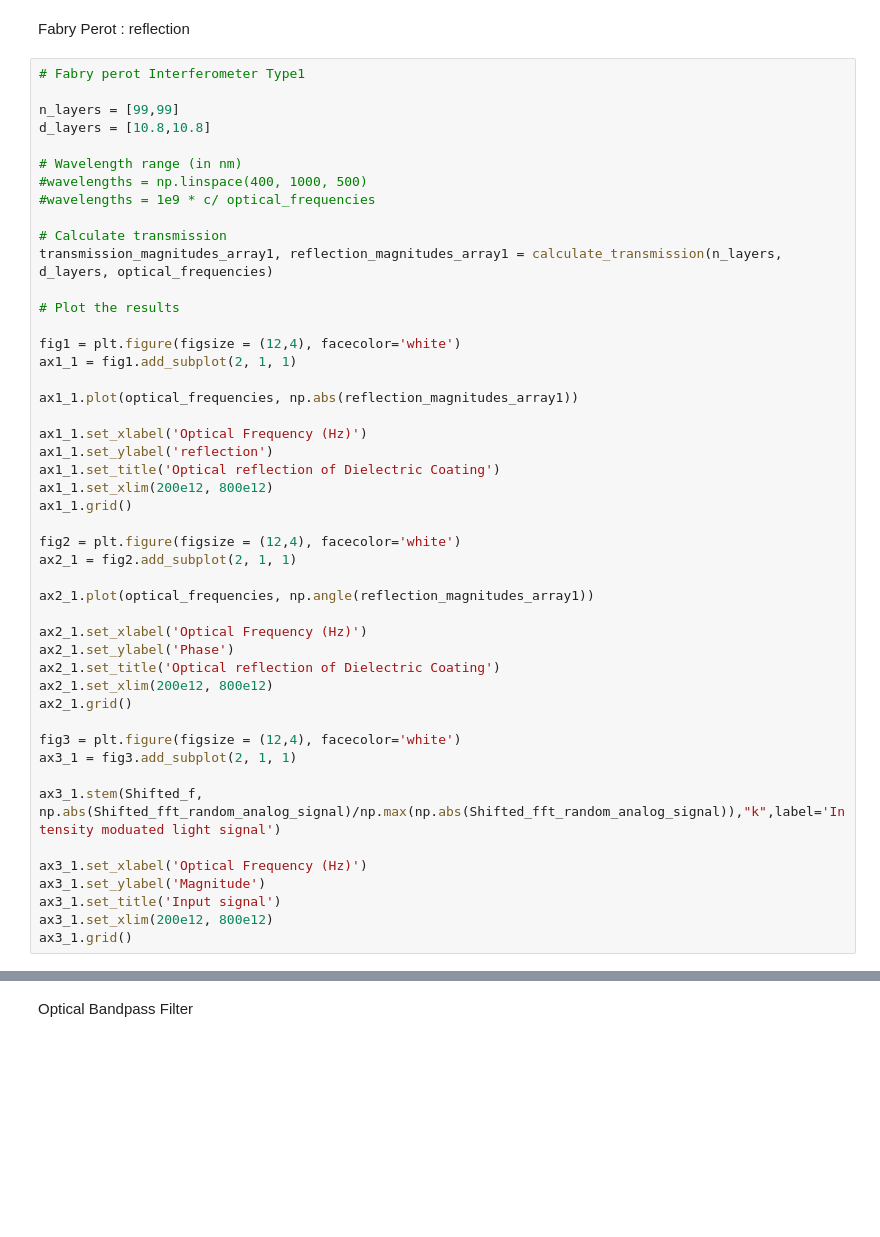
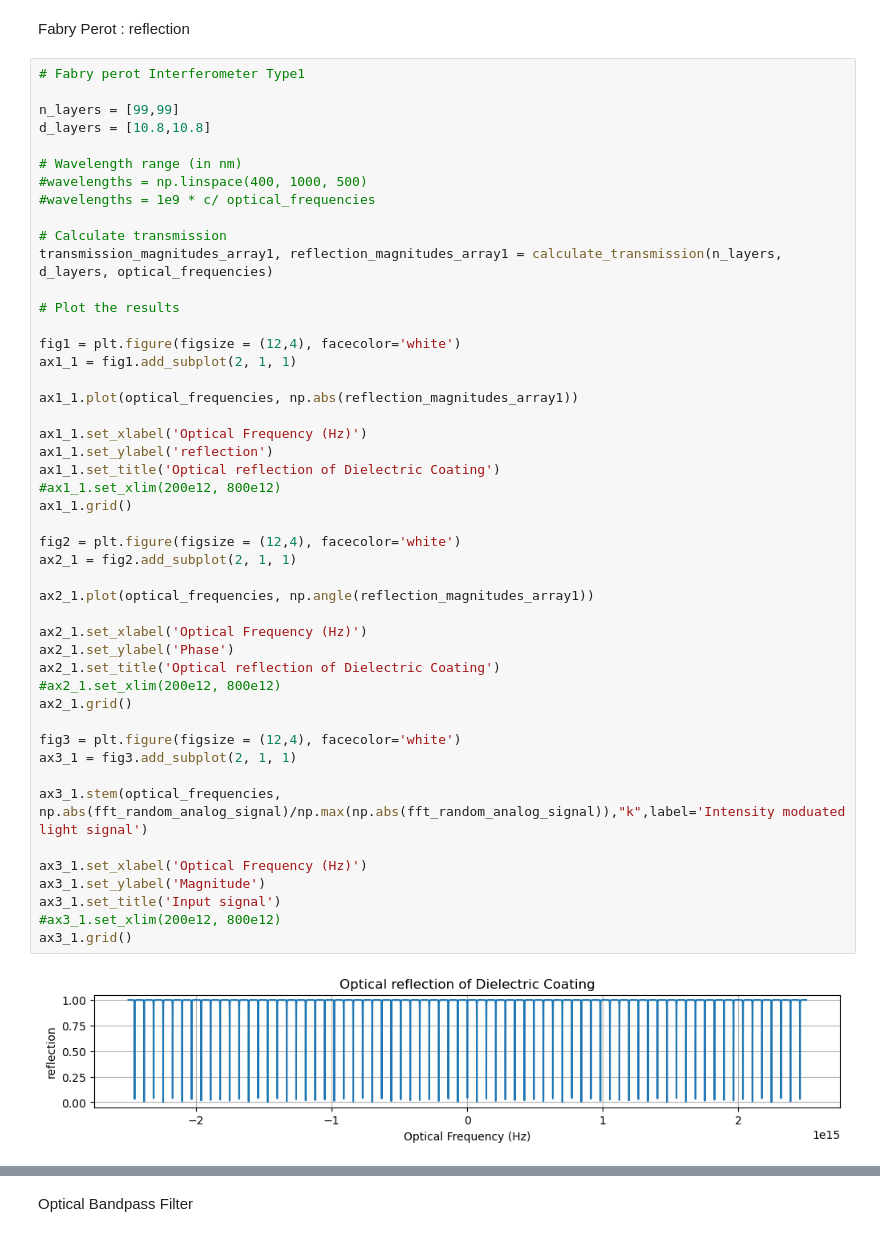
Before and after one commit to tacticstactics/Optical-pulse-broadening, a Jupyter notebook: optical_pulse_broadening_optical_filter.ipynb, the cells around one changed output, grey strips where cells are left out. Saved outputs shown, nothing was run; the diff lists cells and outputs as text; blank space fills up the shorter version.

```diff
--- a/optical_pulse_broadening_optical_filter.ipynb
+++ b/optical_pulse_broadening_optical_filter.ipynb
@@ -479,34 +464,36 @@ transmission_magnitudes_array1, reflection_magnitudes_array1 = calculate_transmi
 # Plot the results
 
 fig1 = plt.figure(figsize = (12,4), facecolor='white')
 ax1_1 = fig1.add_subplot(2, 1, 1)
 
 ax1_1.plot(optical_frequencies, np.abs(reflection_magnitudes_array1))
 
 ax1_1.set_xlabel('Optical Frequency (Hz)')
 ax1_1.set_ylabel('reflection')
 ax1_1.set_title('Optical reflection of Dielectric Coating')
-ax1_1.set_xlim(200e12, 800e12)
+#ax1_1.set_xlim(200e12, 800e12)
 ax1_1.grid()
 
 fig2 = plt.figure(figsize = (12,4), facecolor='white')
 ax2_1 = fig2.add_subplot(2, 1, 1)
 
 ax2_1.plot(optical_frequencies, np.angle(reflection_magnitudes_array1))
 
 ax2_1.set_xlabel('Optical Frequency (Hz)')
 ax2_1.set_ylabel('Phase')
 ax2_1.set_title('Optical reflection of Dielectric Coating')
-ax2_1.set_xlim(200e12, 800e12)
+#ax2_1.set_xlim(200e12, 800e12)
 ax2_1.grid()
 
 fig3 = plt.figure(figsize = (12,4), facecolor='white')
 ax3_1 = fig3.add_subplot(2, 1, 1)
 
-ax3_1.stem(Shifted_f, np.abs(Shifted_fft_random_analog_signal)/np.max(np.abs(Shifted_fft_random_analog_signal)),"k",label='Intensity moduated light signal')
+ax3_1.stem(optical_frequencies, np.abs(fft_random_analog_signal)/np.max(np.abs(fft_random_analog_signal)),"k",label='Intensity moduated light signal')
 
 ax3_1.set_xlabel('Optical Frequency (Hz)')
 ax3_1.set_ylabel('Magnitude')
 ax3_1.set_title('Input signal')
-ax3_1.set_xlim(200e12, 800e12)
+#ax3_1.set_xlim(200e12, 800e12)
 ax3_1.grid()
+# %% [output]
+[figure, added]
```
Also changed, not shown: parts of 11 cells of this notebook.
